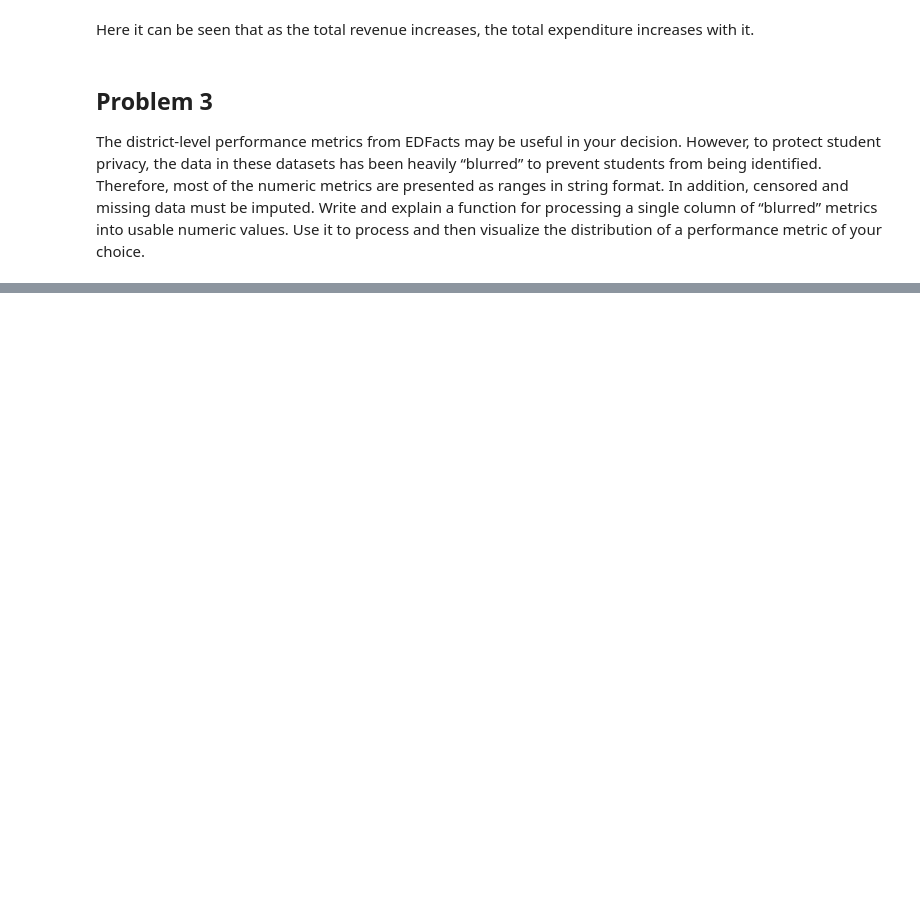
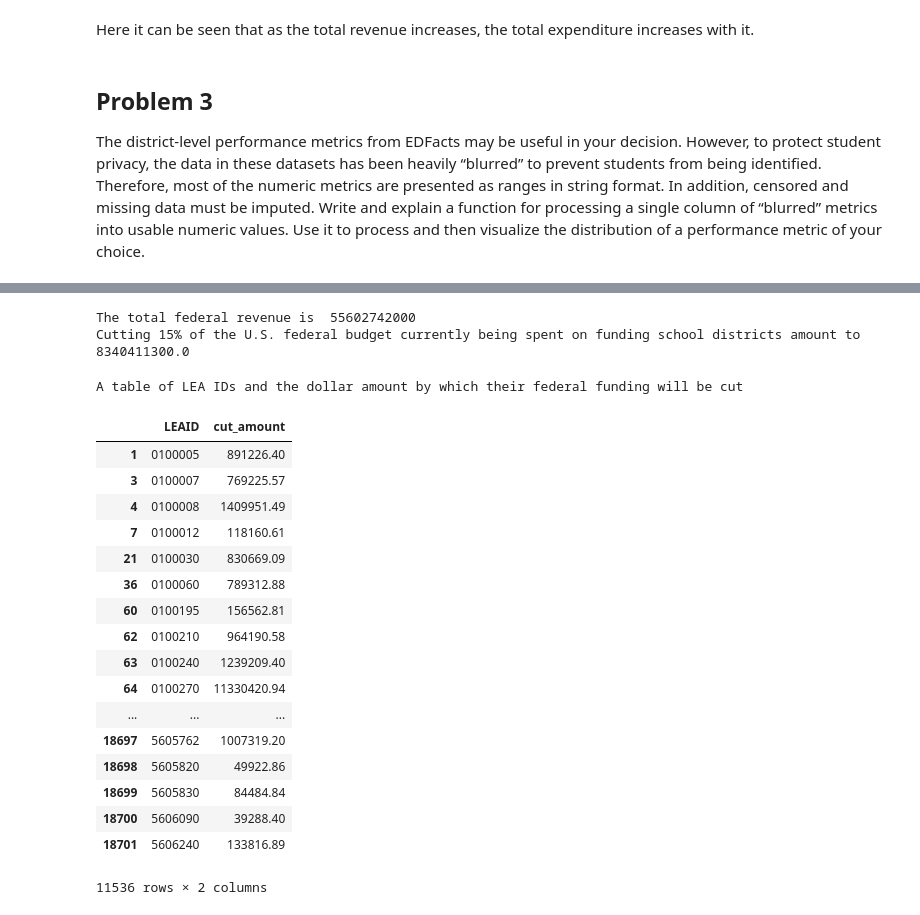
Before and after one commit to priyasingh16/district_fiscal_dataset, a Jupyter notebook: fiscal_district.ipynb, the cells around one changed output, grey strips where cells are left out. Saved outputs shown, nothing was run; the diff lists cells and outputs as text; code cells hidden in the pictures; blank space fills up the shorter version.

```diff
--- a/fiscal_district.ipynb
+++ b/fiscal_district.ipynb
@@ -170,0 +254,40 @@ Use it to process and then visualize the distribution of a performance metric of
+# %%
+df = fiscal_district[fiscal_district['TFEDREV'] > -1]
+df = fiscal_district[fiscal_district['TOTALEXP'] > -1]
+df = df[df['TOTALREV'] > -1]
+
+total_federal_revenue = df['TFEDREV'].sum()
+print('The total federal revenue is ', total_federal_revenue)
+cut = total_federal_revenue * 0.15
+print('Cutting 15% of the U.S. federal budget currently being spent on funding school districts amount to ', cut)
+# %% [output]
+The total federal revenue is  55602742000
+Cutting 15% of the U.S. federal budget currently being spent on funding school districts amount to  8340411300.0
+# %%
+df['extra_amount'] = (df['TOTALREV'] - df['TOTALEXP'])
+df= df[df['extra_amount'] > 0]
+total_extra = df['extra_amount'].sum()
+cut_percent = cut/total_extra
+df['cut_amount'] = round(cut_percent * df['extra_amount'], 2)
+print("A table of LEA IDs and the dollar amount by which their federal funding will be cut")
+df[['LEAID', 'cut_amount']]
+# %% [output]
+A table of LEA IDs and the dollar amount by which their federal funding will be cut
+|  | LEAID | cut_amount |
+| 1 | 0100005 | 891226.40 |
+| 3 | 0100007 | 769225.57 |
+| 4 | 0100008 | 1409951.49 |
+| 7 | 0100012 | 118160.61 |
+| 21 | 0100030 | 830669.09 |
+| 36 | 0100060 | 789312.88 |
+| 60 | 0100195 | 156562.81 |
+| 62 | 0100210 | 964190.58 |
+| 63 | 0100240 | 1239209.40 |
+| 64 | 0100270 | 11330420.94 |
+| ... | ... | ... |
+| 18697 | 5605762 | 1007319.20 |
+| 18698 | 5605820 | 49922.86 |
+| 18699 | 5605830 | 84484.84 |
+| 18700 | 5606090 | 39288.40 |
+| 18701 | 5606240 | 133816.89 |
+11536 rows × 2 columns
```
Also changed, not shown: parts of 12 cells of this notebook.
